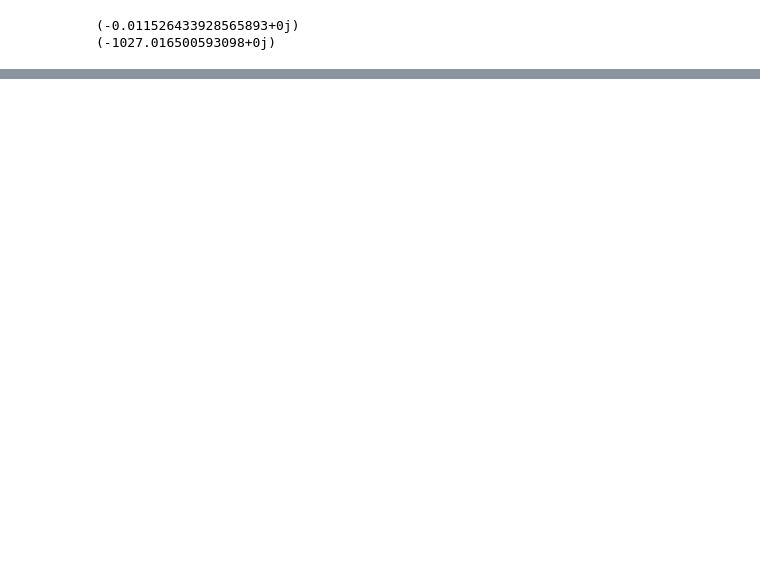
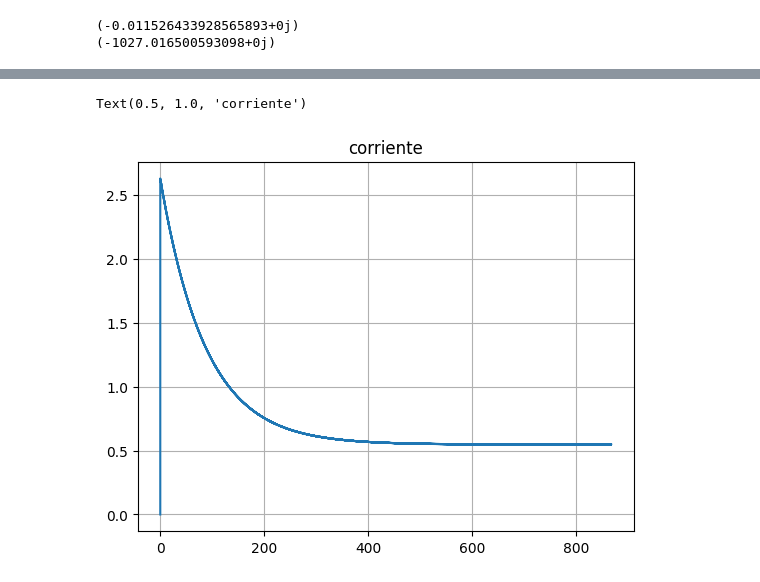
Before and after one commit to cjuarezramos/MMS2023, a Jupyter notebook: Ej1003_motorDC.ipynb, the cells around one changed output, grey strips where cells are left out. Saved outputs shown, nothing was run; the diff lists cells and outputs as text; code cells hidden in the pictures; blank space fills up the shorter version.

```diff
--- a/Ej1003_motorDC.ipynb
+++ b/Ej1003_motorDC.ipynb
@@ -79,0 +90,8 @@ sal
+# %%
+
+plt.plot(salida.t,salida.y[1])
+plt.grid()
+plt.title("corriente")
+# %% [output]
+Text(0.5, 1.0, 'corriente')
+[figure, added]
```
Also changed, not shown: parts of 10 cells of this notebook.
